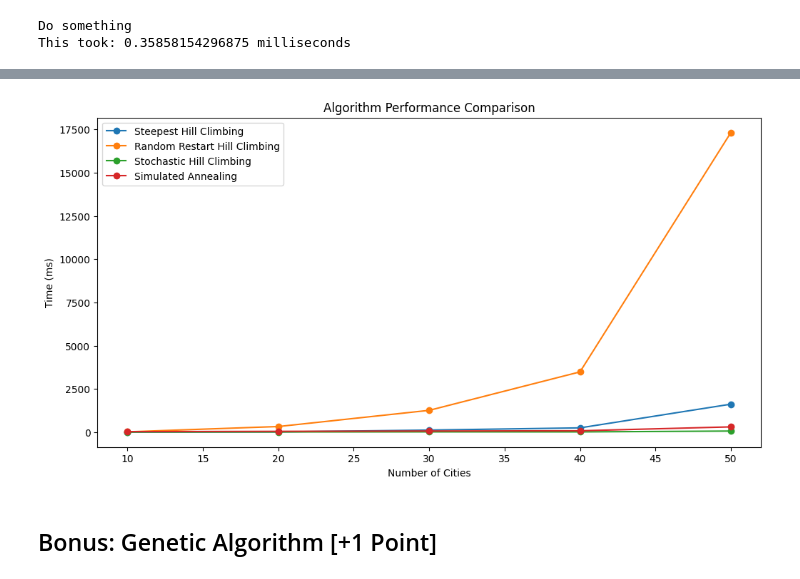
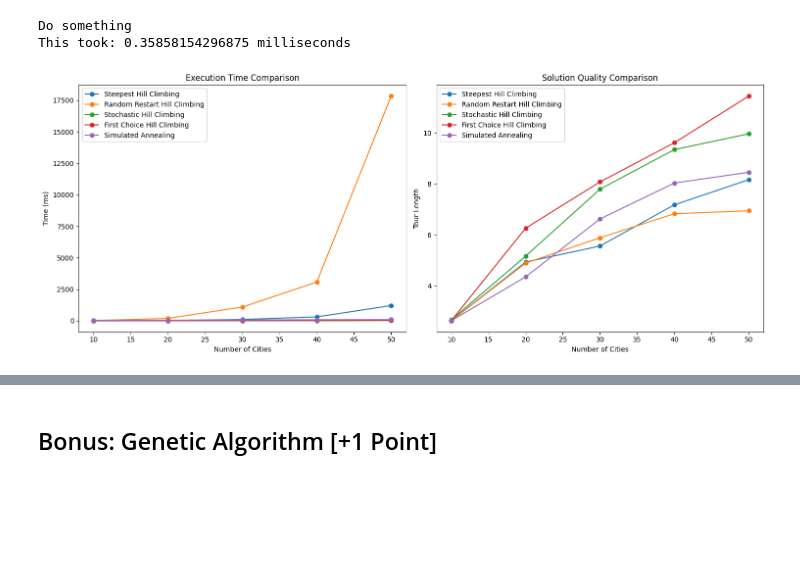
Before and after one commit to Thisyath/2-tsp-pka-tugas-4, a Jupyter notebook: P5_2_traveling_salesman_problem.ipynb, the cells around one changed output, grey strips where cells are left out. Drawn from its saved outputs; the diff is of its cells as text; code cells hidden in the pictures; blank space fills up the shorter version.

Commit message:
add solution quality

```diff
--- a/P5_2_traveling_salesman_problem.ipynb
+++ b/P5_2_traveling_salesman_problem.ipynb
@@ -250,12 +261,14 @@ Steepest-ascend with random restarts.
 # %%
 def steepest_hill_climbing_random_restart(tsp, num_restarts=10):
-    """Steepest-ascend hill climbing with random restarts"""
-    best_tour = None
-    best_length = float('inf')
+    """Steepest-ascend hill climbing dengan restart acak"""
+    best_tour = None # Menyimpan tour terbaik
+    best_length = float('inf') # Menyimpan panjang tour terbaik
 
+    # Melakukan restart sebanyak num_restarts kali
     for _ in range(num_restarts):
-        initial_tour = random_tour(len(tsp['pos']))
-        tour, length = steepest_hill_climbing(tsp, initial_tour)
+        initial_tour = random_tour(len(tsp['pos'])) # Membuat tour awal acak baru
+        tour, length = steepest_hill_climbing(tsp, initial_tour) # Menjalankan steepest hill climbing
+        # Memperbarui jika menemukan solusi yang lebih baik
         if length < best_length:
             best_tour = tour
             best_length = length
@@ -406,48 +419,77 @@ Do something
 This took: 0.35858154296875 milliseconds
 # %%
 def compare_algorithms(tsp_sizes=[10, 20, 30, 40, 50]):
-    """Compare performance of different algorithms"""
+    """Compare performance of 5 different algorithms"""
     results = []
 
     for size in tsp_sizes:
         test_tsp = random_tsp(size)
         initial_tour = random_tour(size)
 
+        # Define 5 algorithms to compare
         algorithms = [
             ("Steepest Hill Climbing", steepest_hill_climbing),
             ("Random Restart Hill Climbing", steepest_hill_climbing_random_restart),
             ("Stochastic Hill Climbing", stochastic_hill_climbing),
+            ("First Choice Hill Climbing", first_choice_hill_climbing),
             ("Simulated Annealing", simulated_annealing)
         ]
 
+        # Run each algorithm and collect results
         for name, algo in algorithms:
             start_time = time.time()
             tour, length = algo(test_tsp, initial_tour) if name != "Random Restart Hill Climbing" else algo(test_tsp)
             end_time = time.time()
 
             results.append({
                 'Algorithm': name,
                 'Size': size,
                 'Tour Length': length,
                 'Time (ms)': (end_time - start_time) * 1000
             })
 
     # Convert results to DataFrame
     df = pd.DataFrame(results)
-    print(df)
 
-    # Plot results
-    plt.figure(figsize=(12, 6))
+    # Create visualization with two subplots
+    plt.figure(figsize=(15, 6))
+
+    # Plot 1: Execution Time
+    plt.subplot(1, 2, 1)
     for name in df['Algorithm'].unique():
         data = df[df['Algorithm'] == name]
         plt.plot(data['Size'], data['Time (ms)'], marker='o', label=name)
-
     plt.xlabel('Number of Cities')
     plt.ylabel('Time (ms)')
-    plt.title('Algorithm Performance Comparison')
+    plt.title('Execution Time Comparison')
     plt.legend()
+
+    # Plot 2: Solution Quality
+    plt.subplot(1, 2, 2)
+    for name in df['Algorithm'].unique():
+        data = df[df['Algorithm'] == name]
+        plt.plot(data['Size'], data['Tour Length'], marker='o', label=name)
+    plt.xlabel('Number of Cities')
+    plt.ylabel('Tour Length')
+    plt.title('Solution Quality Comparison')
+    plt.legend()
+
+    plt.tight_layout()
     plt.show()
+
+    # Print detailed results
+    print("\nDetailed Results:")
+    print(df)
+
+    # Print summary statistics
+    print("\nSummary Statistics:")
+    summary = df.groupby('Algorithm').agg({
+        'Time (ms)': ['mean', 'std'],
+        'Tour Length': ['mean', 'std']
+    }).round(2)
+    print(summary)
 
 # Run comparison
 compare_algorithms()
 # %% [output]
+[figure, new version]
@@ -471,3 +513,2 @@ compare_algorithms()
-[figure, old version]
 # %% [markdown]
 ## Bonus: Genetic Algorithm [+1 Point]
```
Also changed, not shown: parts of 6 cells of this notebook, 1 other file.
